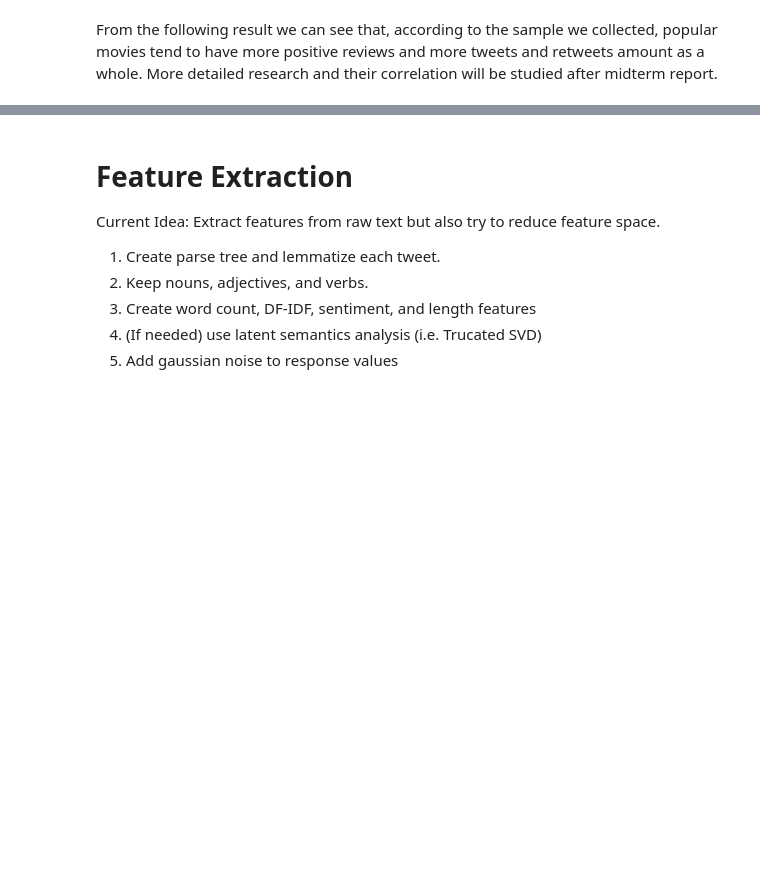
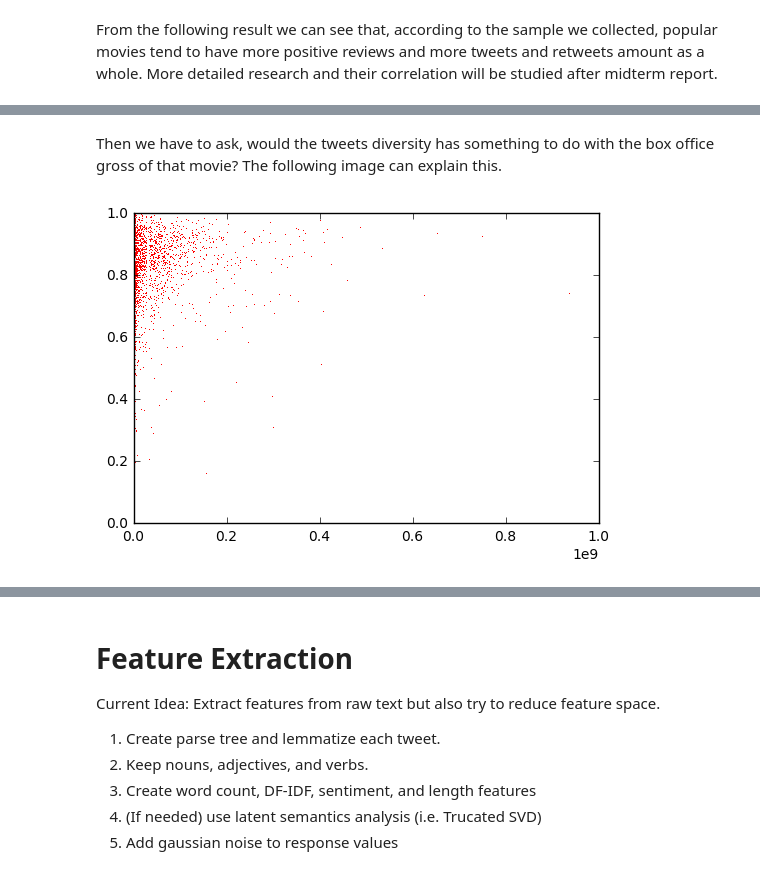
Before and after one commit to law-liet/15-388-688_Project, a Jupyter notebook: project.ipynb, the cells around one changed output, grey strips where cells are left out. Saved outputs shown, nothing was run; the diff lists cells and outputs as text; code cells hidden in the pictures; blank space fills up the shorter version.

```diff
--- a/project.ipynb
+++ b/project.ipynb
@@ -247,0 +213,9 @@ jurassicpark4  :  Counter({0: 481, 1: 334, -1: 185}) total:  1000
+# %% [markdown]
+Then we have to ask, would the tweets diversity has something to do with the box office gross of that movie?
+The following image can explain this.
+# %%
+diversity_users = np.array([diversity_user(tweets[BOM_id]) for BOM_id in all_movies.index])
+plt.plot(all_movies['domestic_total_gross'], diversity_users, 'r,')
+plt.show()
+# %% [output]
+[figure, added]
```
Also changed, not shown: parts of 34 cells of this notebook, 10 other files.
